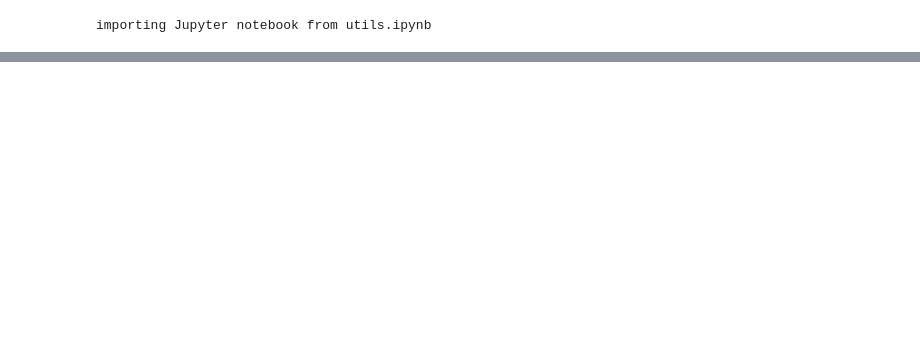
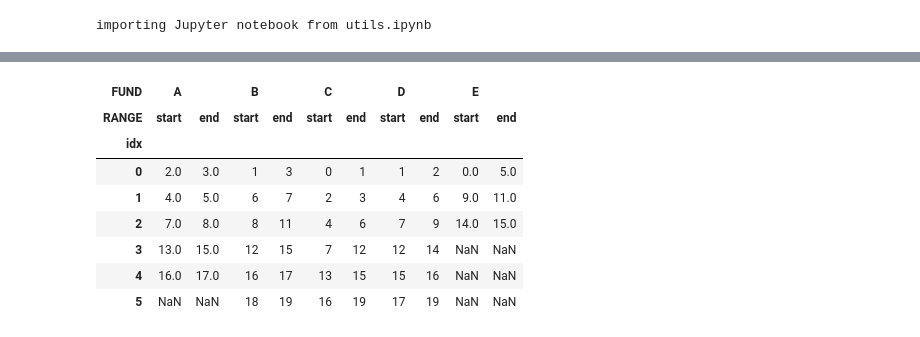
Before and after one commit to w4230213/pydata-book, a Jupyter notebook: Lst-NP.ipynb, the cells around one changed output, grey strips where cells are left out. Saved outputs shown, nothing was run; the diff lists cells and outputs as text; code cells hidden in the pictures; blank space fills up the shorter version.

```diff
--- a/Lst-NP.ipynb
+++ b/Lst-NP.ipynb
@@ -73,0 +235,14 @@ cum_pda
+# %%
+result.columns.names= ['FUND','RANGE']
+result.index.names=['idx']
+result
+# %% [output]
+| FUND | A |  | B |  | C |  | D |  | E |  |
+| RANGE | start | end | start | end | start | end | start | end | start | end |
+| idx |  |  |  |  |  |  |  |  |  |  |
+| 0 | 2.0 | 3.0 | 1 | 3 | 0 | 1 | 1 | 2 | 0.0 | 5.0 |
+| 1 | 4.0 | 5.0 | 6 | 7 | 2 | 3 | 4 | 6 | 9.0 | 11.0 |
+| 2 | 7.0 | 8.0 | 8 | 11 | 4 | 6 | 7 | 9 | 14.0 | 15.0 |
+| 3 | 13.0 | 15.0 | 12 | 15 | 7 | 12 | 12 | 14 | NaN | NaN |
+| 4 | 16.0 | 17.0 | 16 | 17 | 13 | 15 | 15 | 16 | NaN | NaN |
+| 5 | NaN | NaN | 18 | 19 | 16 | 19 | 17 | 19 | NaN | NaN |
```
Also changed, not shown: parts of 30 cells of this notebook, 1 other file.
